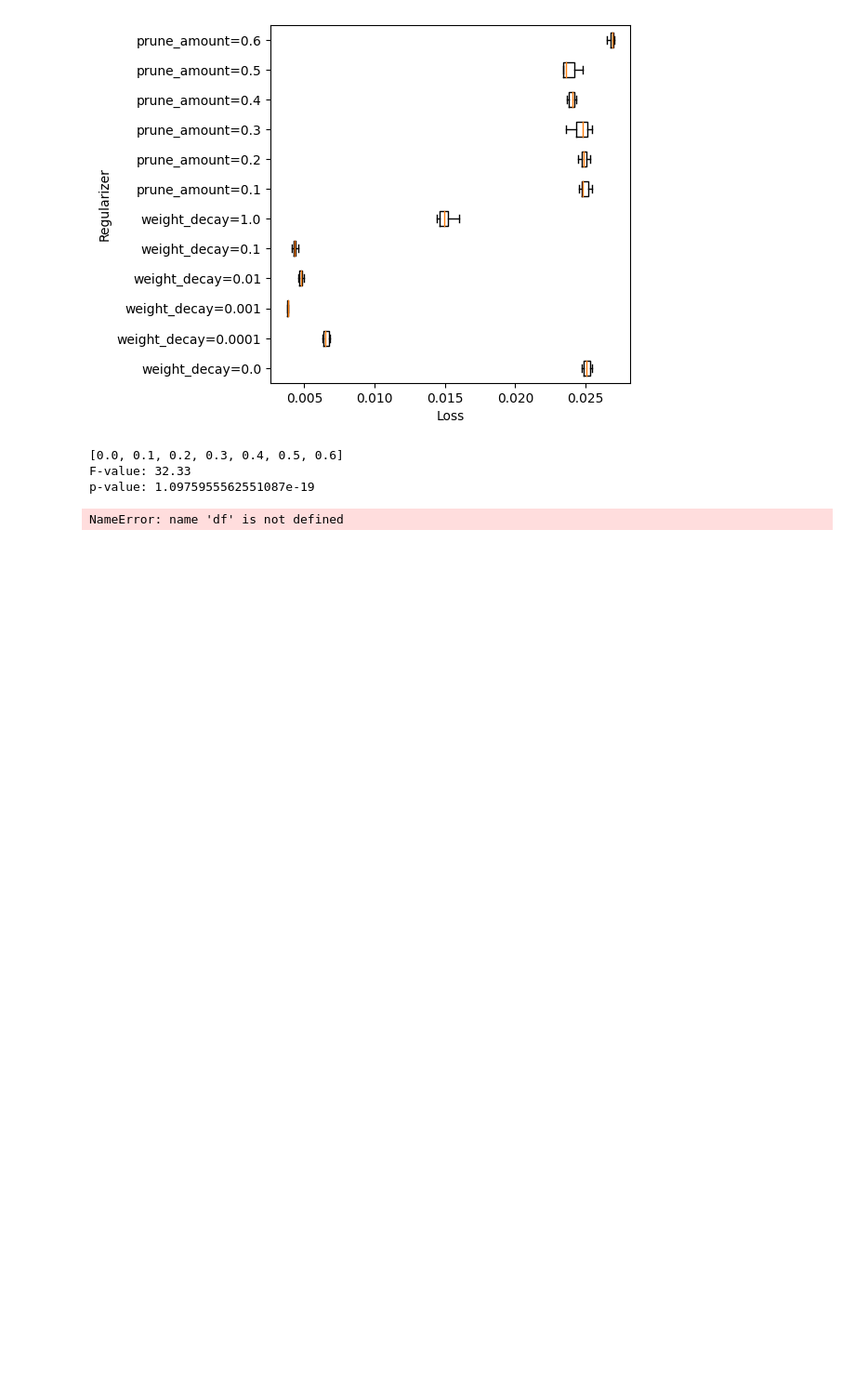
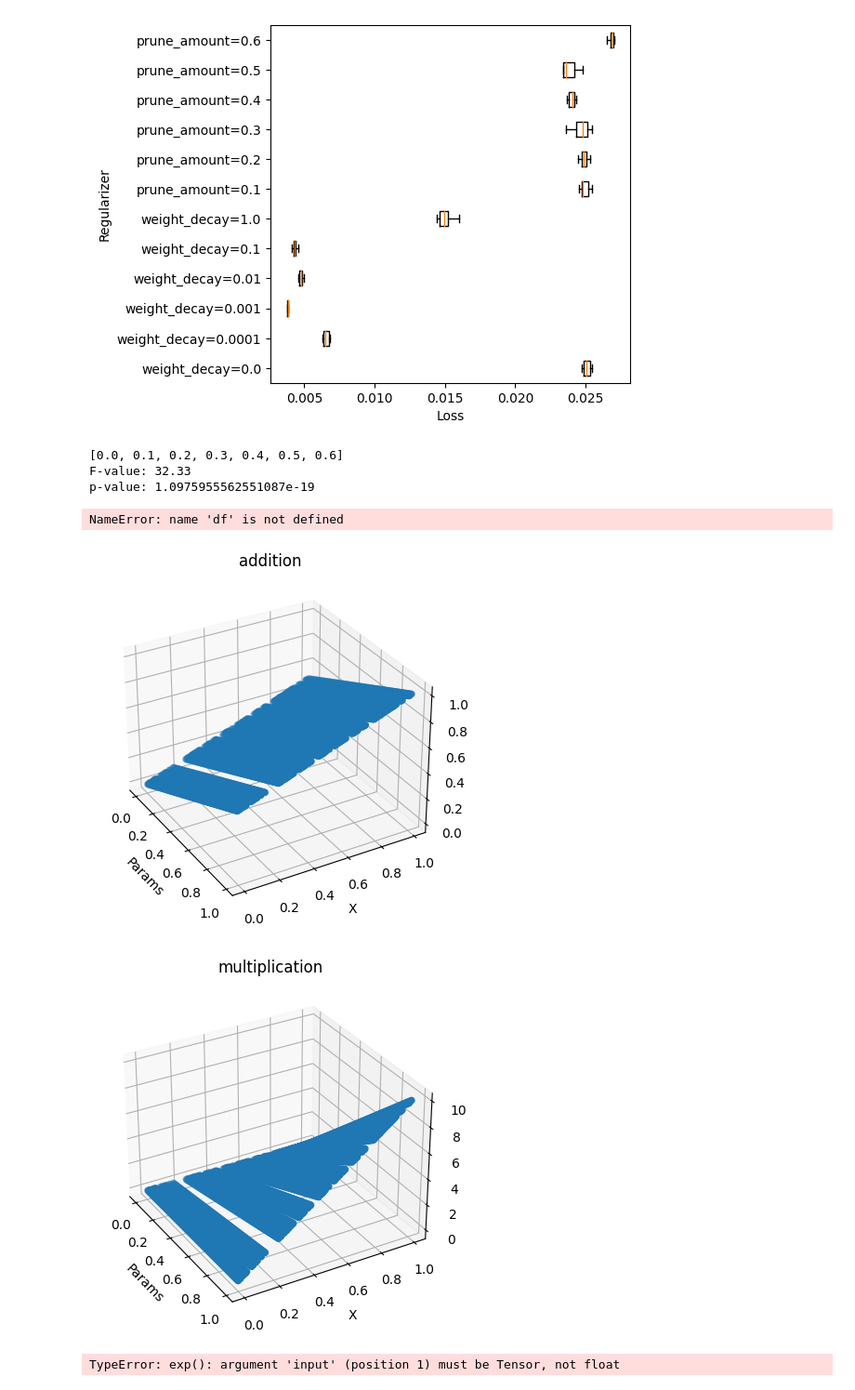
Before and after one commit to pleask/ALMI, a Jupyter notebook: analysis.ipynb, the cells around one changed output. Shown at 93% size. Saved outputs shown, nothing was run; the diff lists cells and outputs as text; code cells hidden in the pictures; blank space fills up the shorter version.

Commit message:
Distribution plots for functions

```diff
--- a/analysis.ipynb
+++ b/analysis.ipynb
@@ -199,12 +199,40 @@ print(f'F-value: {f_value:.2f}')
 print(f'p-value: {p_value}')
 # %% [output]
 NameError: name 'df' is not defined
-# %%
-from tasks import SimpleFunctionRecoveryExample, FUNCTION_NAMES
-
-fn_name = FUNCTION_NAMES[0]
-print(fn_name)
-for param in range(0, 1, 0.01):
-    e = SimpleFunctionRecoveryExample(FUNCTION_NAMES, param, 0.5)
-    for i in range(100):
-        print(e[i])
+# %%
+from tasks import SimpleFunctionRecoveryExample, FUNCTION_NAMES
+import matplotlib.pyplot as plt
+from mpl_toolkits.mplot3d import Axes3D
+import torch
+
+
+for fn_name in FUNCTION_NAMES:
+    xs, ys, params = [], [], []
+    for i in range(100):
+        param =  torch.tensor(0.01 * i)
+        e = SimpleFunctionRecoveryExample(fn_name, param, 0.5)
+        for i in range(100):
+            x, y = e[i]
+            xs.append(x)
+            ys.append(y)
+            params.append(param)
+
+    fig = plt.figure()
+    ax = fig.add_subplot(111, projection='3d')
+
+    # Plot the data
+    ax.scatter(params, xs, ys)
+
+    # Set labels and title
+    ax.set_xlabel('Params')
+    ax.set_ylabel('X')
+    ax.set_zlabel('Y')
+    ax.set_title(fn_name)
+    ax.view_init(30, -30)
+
+    # Show the plot
+    plt.show()
+# %% [output]
+[figure, added]
+[figure, added]
+TypeError: exp(): argument 'input' (position 1) must be Tensor, not float
```
Also changed, not shown: 1 other file.
